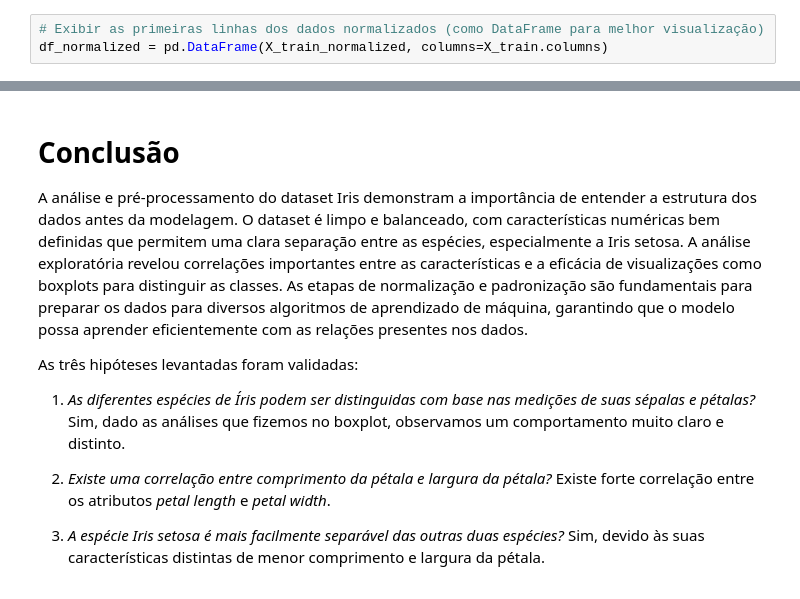
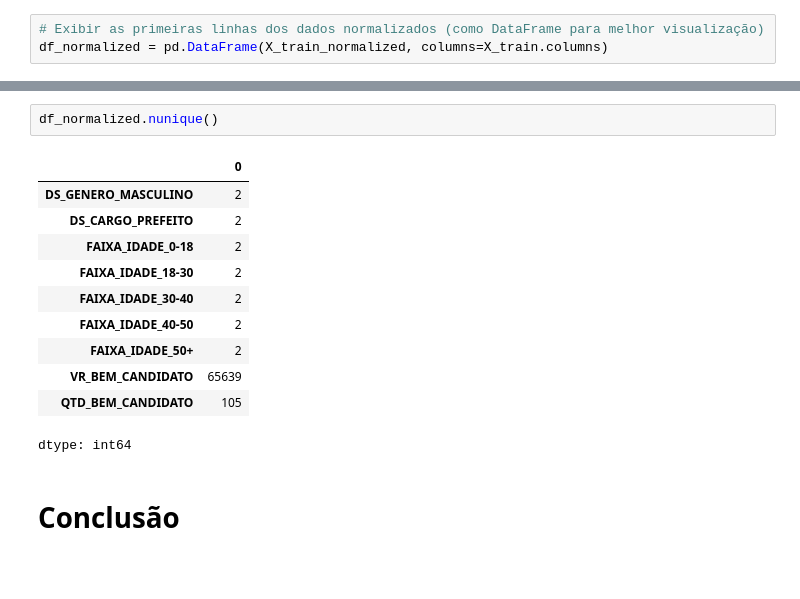
Before and after one commit to GruveJL/MVP2_PUCRIO_ELICOES, a Jupyter notebook: MVP_2_Patrimonio_2024.ipynb, the cells around one changed output, grey strips where cells are left out. Drawn from its saved outputs; the diff is of its cells as text; blank space fills up the shorter version.

```diff
--- a/MVP_2_Patrimonio_2024.ipynb
+++ b/MVP_2_Patrimonio_2024.ipynb
@@ -2262,12 +2227,16 @@ Outras etapas de pré-processamento incluem a seleção de características, red
-# %% [markdown]
-# Conclusão
-
-A análise e pré-processamento do dataset Iris demonstram a importância de entender a estrutura dos dados antes da modelagem. O dataset é limpo e balanceado, com características numéricas bem definidas que permitem uma clara separação entre as espécies, especialmente a Iris setosa. A análise exploratória revelou correlações importantes entre as características e a eficácia de visualizações como boxplots para distinguir as classes. As etapas de normalização e padronização são fundamentais para preparar os dados para diversos algoritmos de aprendizado de máquina, garantindo que o modelo possa aprender eficientemente com as relações presentes nos dados.
-
-As três hipóteses levantadas foram validadas:
-
-1.   *As diferentes espécies de Íris podem ser distinguidas com base nas medições de suas sépalas e pétalas?* Sim, dado as análises que fizemos no boxplot, observamos um comportamento muito claro e distinto.
-
-2.   *Existe uma correlação entre comprimento da pétala e largura da pétala?* Existe forte correlação entre os atributos *petal length* e *petal width*.
-
-3.   *A espécie Iris setosa é mais facilmente separável das outras duas espécies?* Sim, devido às suas características distintas de menor comprimento e largura da pétala.
+# %%
+df_normalized.nunique()
+# %% [output]
+|  | 0 |
+| DS_GENERO_MASCULINO | 2 |
+| DS_CARGO_PREFEITO | 2 |
+| FAIXA_IDADE_0-18 | 2 |
+| FAIXA_IDADE_18-30 | 2 |
+| FAIXA_IDADE_30-40 | 2 |
+| FAIXA_IDADE_40-50 | 2 |
+| FAIXA_IDADE_50+ | 2 |
+| VR_BEM_CANDIDATO | 65639 |
+| QTD_BEM_CANDIDATO | 105 |
+dtype: int64
+# %% [markdown]
+# Conclusão
```
Also changed, not shown: parts of 39 cells of this notebook.
